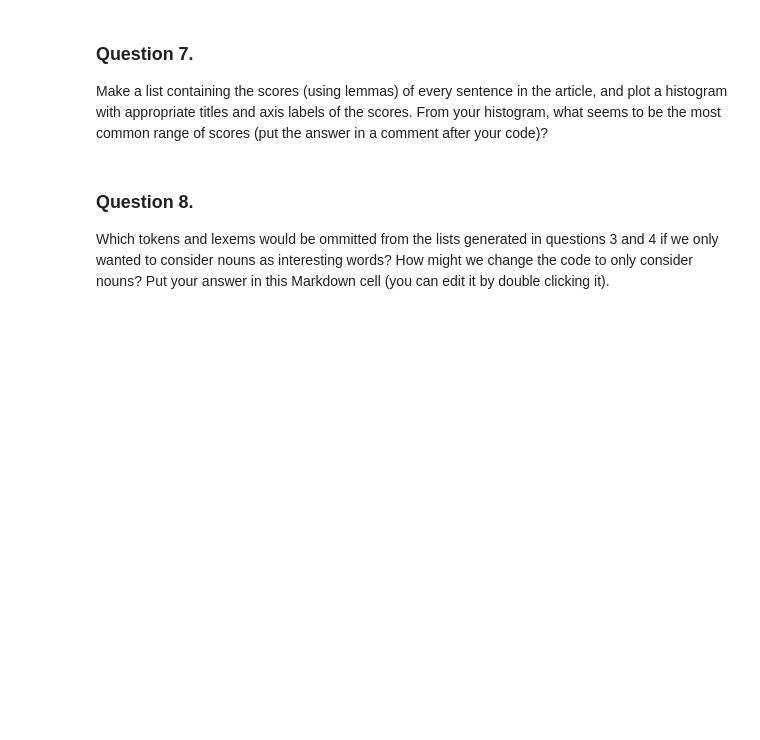
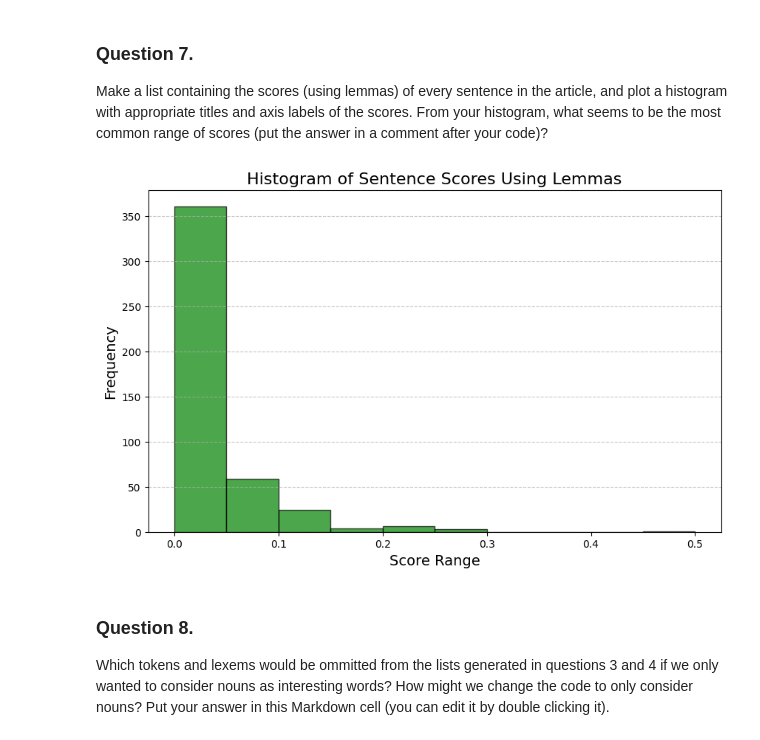
Before and after one commit to anjana-codes/webmin_06_project, a Jupyter notebook: web-scraping.ipynb, the cells around one changed output. Saved outputs shown, nothing was run; the diff lists cells and outputs as text; code cells hidden in the pictures; blank space fills up the shorter version.

```diff
--- a/web-scraping.ipynb
+++ b/web-scraping.ipynb
@@ -35,6 +242,24 @@ Make a list containing the scores (using tokens) of every sentence in the articl
 # %% [markdown]
 ### Question 7.
 Make a list containing the scores (using lemmas) of every sentence in the article, and plot a histogram with appropriate titles and axis labels of the scores.  From your histogram, what seems to be the most common range of scores (put the answer in a comment after your code)?
+# %%
+# Calculate scores for every sentence in the article using lemmas
+lemma_scores = [
+    score_sentence_by_lemma(sentence, frequent_lemmas) for sentence in doc.sents
+]
+
+# Plot a histogram of the lemma scores
+plt.figure(figsize=(10, 6))
+plt.hist(lemma_scores, bins=10, color='green', edgecolor='black', alpha=0.7)
+plt.title("Histogram of Sentence Scores Using Lemmas", fontsize=16)
+plt.xlabel("Score Range", fontsize=14)
+plt.ylabel("Frequency", fontsize=14)
+plt.grid(axis='y', linestyle='--', alpha=0.7)
+plt.show()
+
+# Comment: The most common range of scores appears to be 0-0.1.
+# %% [output]
+[figure, added]
 # %% [markdown]
 ### Question 8.
 Which tokens and lexems would be ommitted from the lists generated in questions 3 and 4 if we only wanted to consider nouns as interesting words?  How might we change the code to only consider nouns? Put your answer in this Markdown cell (you can edit it by double clicking it).
```
Also changed, not shown: parts of 7 cells of this notebook, 1 other file.
